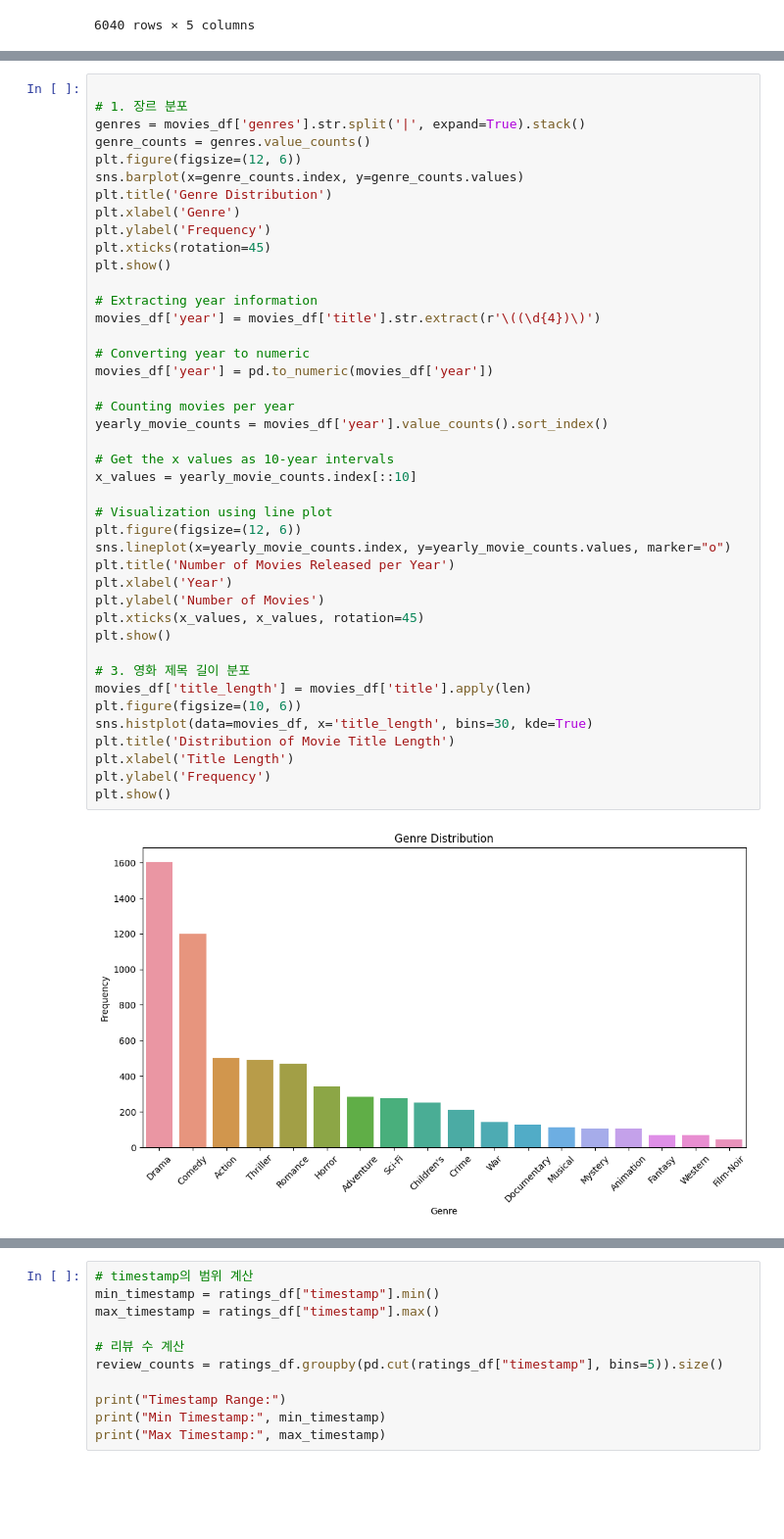
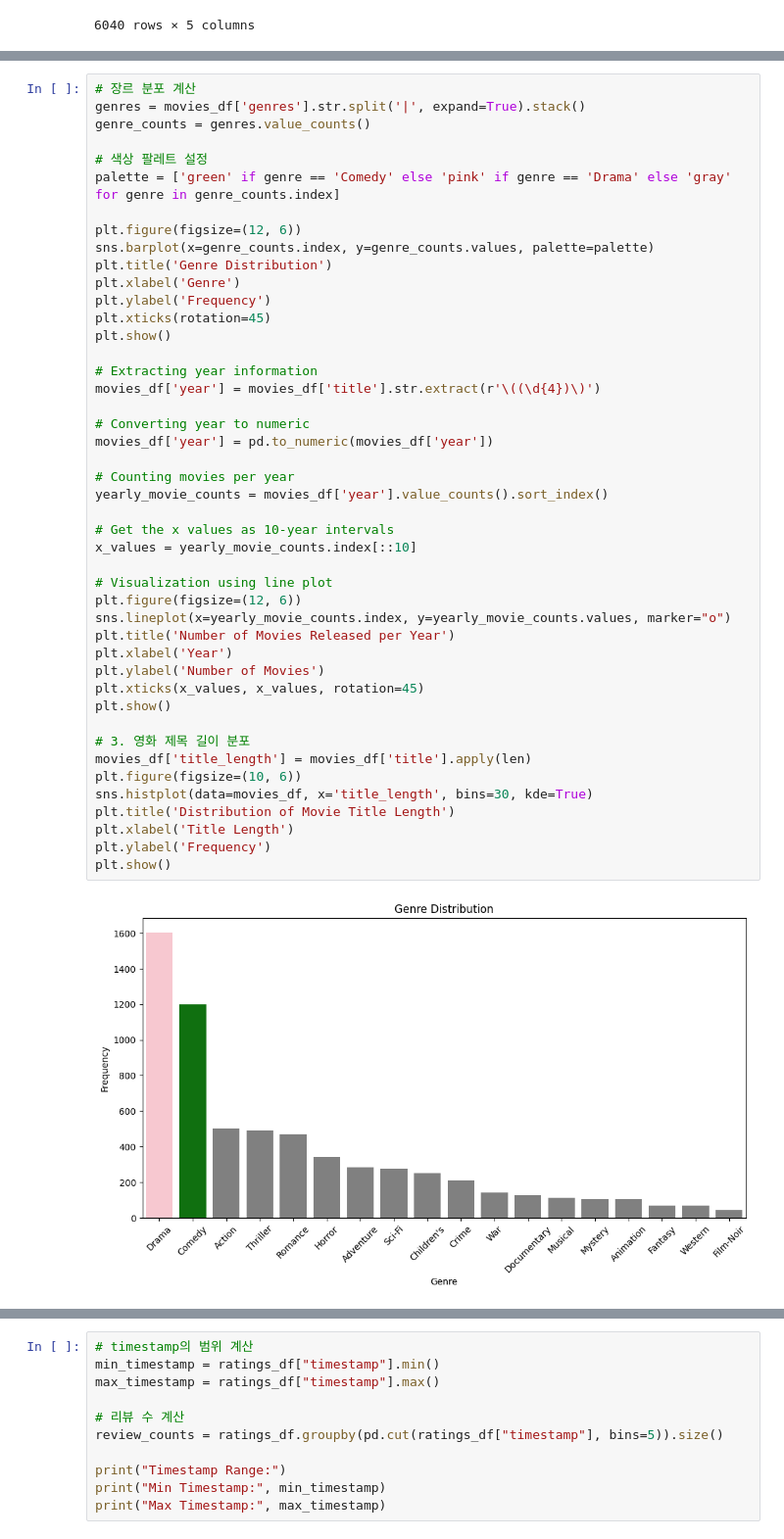
Before and after one commit to Ryu4824/Codestates_2023_TP2, a Jupyter notebook: visualization.ipynb, the cells around one changed output, grey strips where cells are left out. Shown at 98% size. Drawn from its saved outputs; the diff is of its cells as text; blank space fills up the shorter version.

```diff
--- a/visualization.ipynb
+++ b/visualization.ipynb
@@ -53,10 +106,13 @@ display(users_df)
 # %%
-
-# 1. 장르 분포
+# 장르 분포 계산
 genres = movies_df['genres'].str.split('|', expand=True).stack()
 genre_counts = genres.value_counts()
+
+# 색상 팔레트 설정
+palette = ['green' if genre == 'Comedy' else 'pink' if genre == 'Drama' else 'gray' for genre in genre_counts.index]
+
 plt.figure(figsize=(12, 6))
-sns.barplot(x=genre_counts.index, y=genre_counts.values)
+sns.barplot(x=genre_counts.index, y=genre_counts.values, palette=palette)
 plt.title('Genre Distribution')
 plt.xlabel('Genre')
 plt.ylabel('Frequency')
@@ -66,34 +122,34 @@ plt.show()
 # Extracting year information
 movies_df['year'] = movies_df['title'].str.extract(r'\((\d{4})\)')
 
 # Converting year to numeric
 movies_df['year'] = pd.to_numeric(movies_df['year'])
 
 # Counting movies per year
 yearly_movie_counts = movies_df['year'].value_counts().sort_index()
 
 # Get the x values as 10-year intervals
 x_values = yearly_movie_counts.index[::10]
 
 # Visualization using line plot
 plt.figure(figsize=(12, 6))
 sns.lineplot(x=yearly_movie_counts.index, y=yearly_movie_counts.values, marker="o")
 plt.title('Number of Movies Released per Year')
 plt.xlabel('Year')
 plt.ylabel('Number of Movies')
 plt.xticks(x_values, x_values, rotation=45)
 plt.show()
 
 # 3. 영화 제목 길이 분포
 movies_df['title_length'] = movies_df['title'].apply(len)
 plt.figure(figsize=(10, 6))
 sns.histplot(data=movies_df, x='title_length', bins=30, kde=True)
 plt.title('Distribution of Movie Title Length')
 plt.xlabel('Title Length')
 plt.ylabel('Frequency')
 plt.show()
 # %% [output]
-[figure, old version]
+[figure, new version]
 [figure]
 [figure]
 # %%
```
Also changed, not shown: parts of 11 cells of this notebook, 5 other files.
